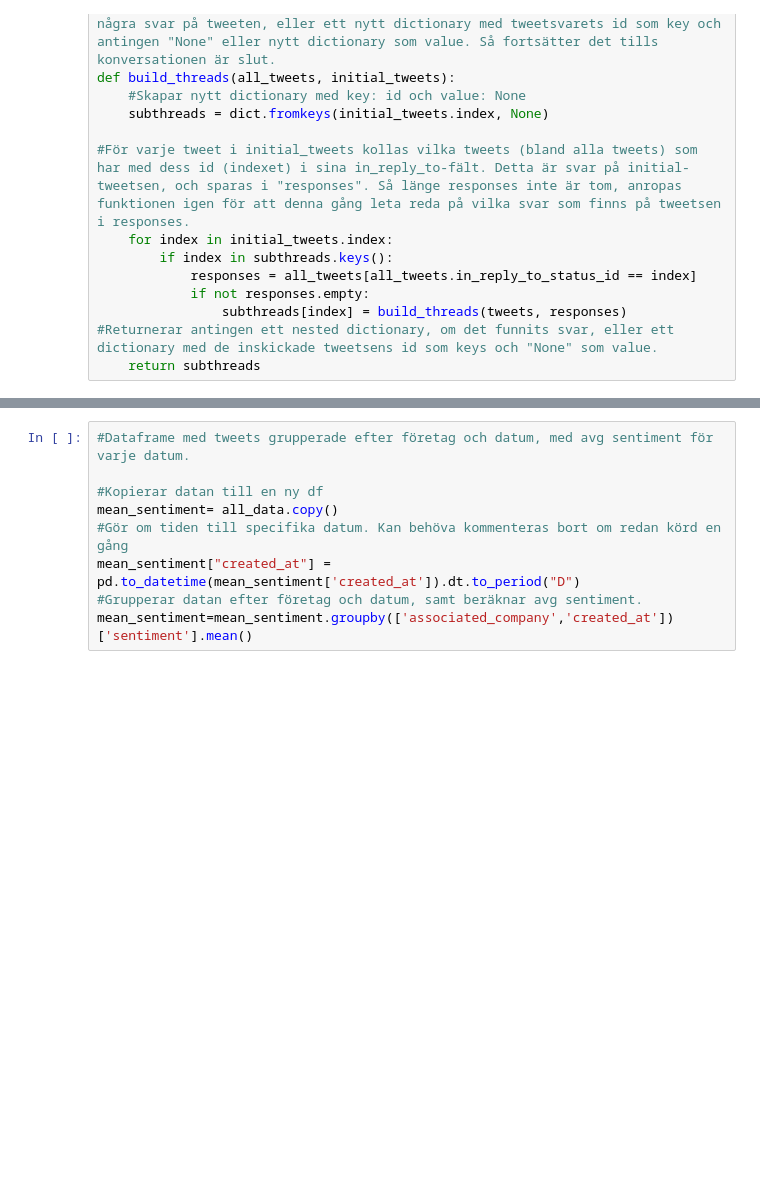
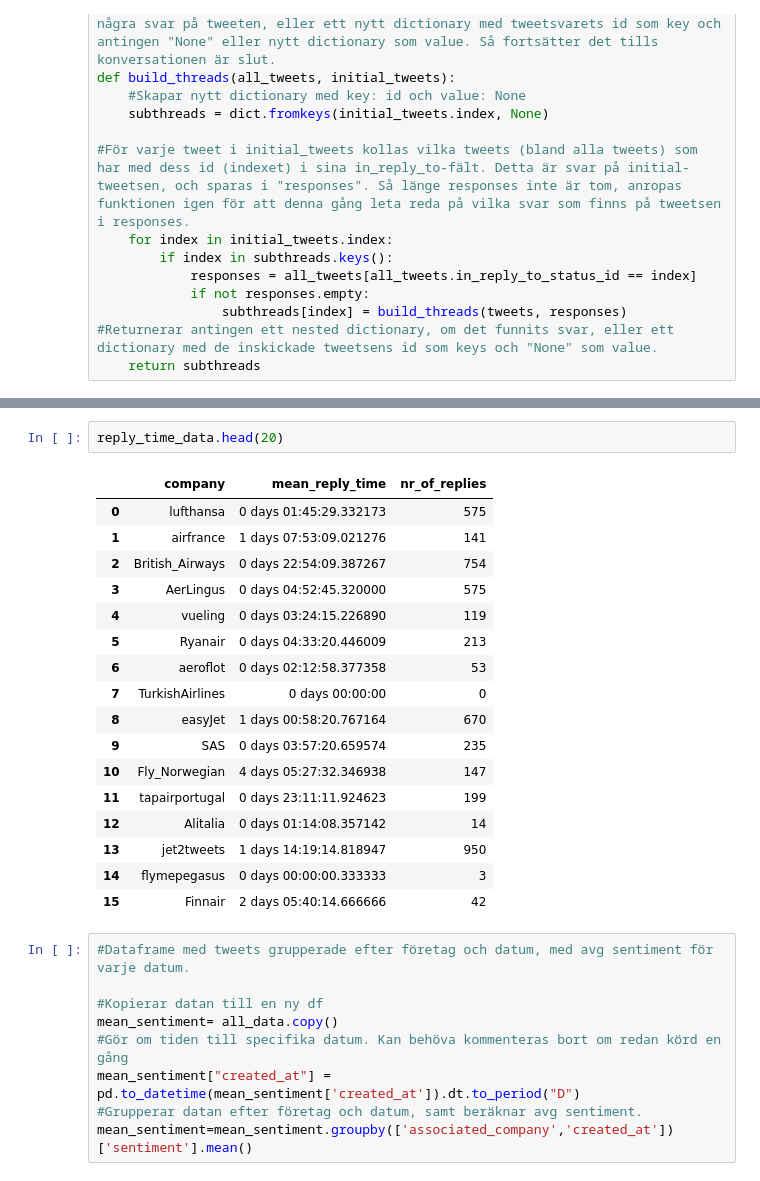
Before and after one commit to banan1994/STS-Thesis, a Jupyter notebook: test_siri.ipynb, the cells around one changed output, grey strips where cells are left out. Drawn from its saved outputs; the diff is of its cells as text; blank space fills up the shorter version.

```diff
--- a/test_siri.ipynb
+++ b/test_siri.ipynb
@@ -257,3 +345,23 @@ all_data.to_csv('all_data.csv')
+# %%
+reply_time_data.head(20)
+# %% [output]
+|  | company | mean_reply_time | nr_of_replies |
+| 0 | lufthansa | 0 days 01:45:29.332173 | 575 |
+| 1 | airfrance | 1 days 07:53:09.021276 | 141 |
+| 2 | British_Airways | 0 days 22:54:09.387267 | 754 |
+| 3 | AerLingus | 0 days 04:52:45.320000 | 575 |
+| 4 | vueling | 0 days 03:24:15.226890 | 119 |
+| 5 | Ryanair | 0 days 04:33:20.446009 | 213 |
+| 6 | aeroflot | 0 days 02:12:58.377358 | 53 |
+| 7 | TurkishAirlines | 0 days 00:00:00 | 0 |
+| 8 | easyJet | 1 days 00:58:20.767164 | 670 |
+| 9 | SAS | 0 days 03:57:20.659574 | 235 |
+| 10 | Fly_Norwegian | 4 days 05:27:32.346938 | 147 |
+| 11 | tapairportugal | 0 days 23:11:11.924623 | 199 |
+| 12 | Alitalia | 0 days 01:14:08.357142 | 14 |
+| 13 | jet2tweets | 1 days 14:19:14.818947 | 950 |
+| 14 | flymepegasus | 0 days 00:00:00.333333 | 3 |
+| 15 | Finnair | 2 days 05:40:14.666666 | 42 |
 # %%
 #Dataframe med tweets grupperade efter företag och datum, med avg sentiment för varje datum.
 
```
Also changed, not shown: parts of 21 cells of this notebook, 2 other files.
